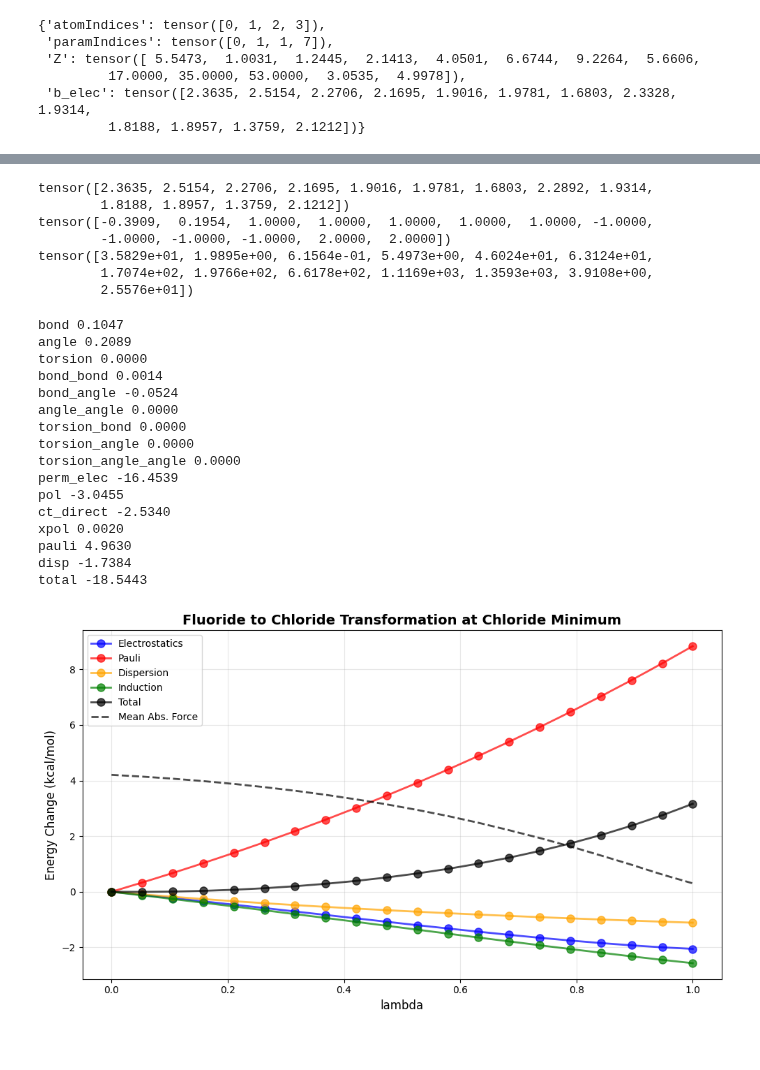
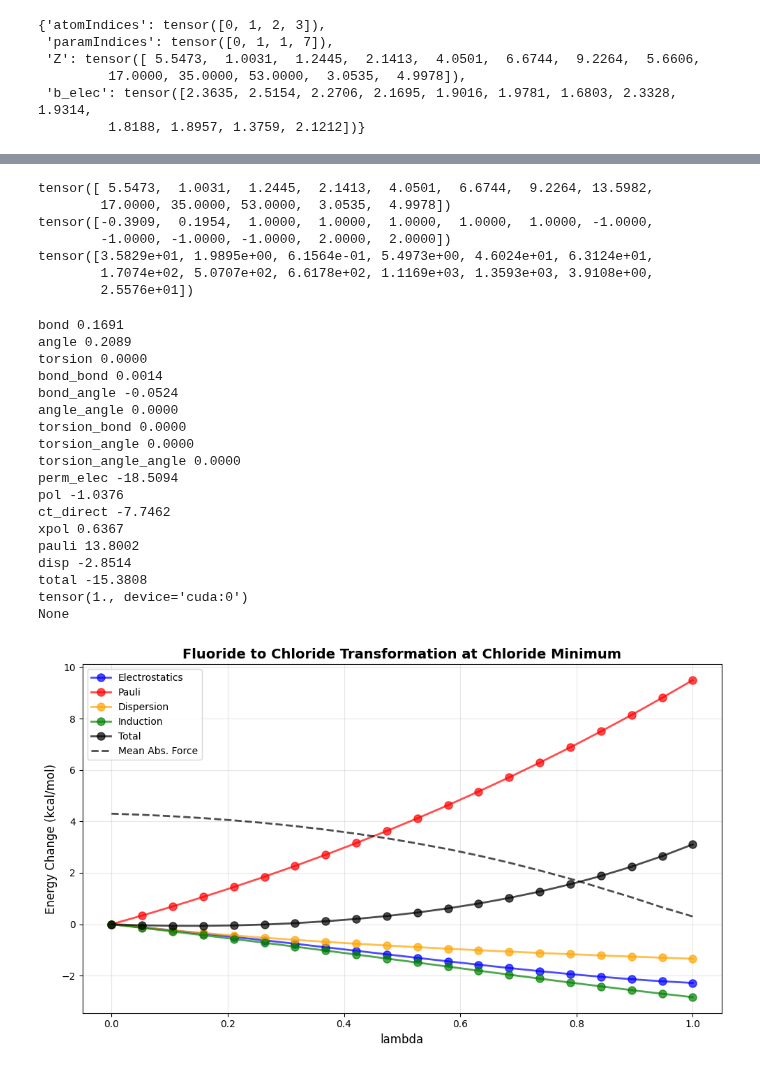
Before and after one commit to Ericwang6/pyCMM, a Jupyter notebook: notebooks/thermodynamic_integration.ipynb, the cells around one changed output, grey strips where cells are left out. Saved outputs shown, nothing was run; the diff lists cells and outputs as text; code cells hidden in the pictures.

Commit message:
Working on getting lambda gradients working with autodiff (can just compute by finite difference easily)

```diff
--- a/notebooks/thermodynamic_integration.ipynb
+++ b/notebooks/thermodynamic_integration.ipynb
@@ -165,7 +173,10 @@ class AlchemicalSystem:
 def create_alchemical_system_atom_type_transformation(
         system: System,
         active_atomic_index: int,
-        target_type: str
+        target_type: str,
+        requires_lambda_grad: bool=False,
+        device=torch.device("cuda:0" if torch.cuda.is_available() else "cpu"),
+        dtype=torch.float64
     ):
     interaction_params = get_default_interaction_params()
     for key in interaction_params.keys():
@@ -175,11 +186,15 @@ def create_alchemical_system_atom_type_transformation(
             final_type_param_index = system.parametrizers[parameterizer].typesAsDict[target_type]
             interaction_params[key][i] = (
                 parameterizer, param_name,
-                system.parametrizers[parameterizer].params[param_name][initial_type_param_index].item(),
-                system.parametrizers[parameterizer].params[param_name][final_type_param_index].item()
+                system.parametrizers[parameterizer].params[param_name][initial_type_param_index].clone().detach(),
+                system.parametrizers[parameterizer].params[param_name][final_type_param_index].clone().detach(),
             )
 
-    return AlchemicalSystem(system, active_atomic_index, interaction_params)
+    return AlchemicalSystem(
+        system, active_atomic_index, interaction_params,
+        requires_lambda_grad=requires_lambda_grad,
+        device=device, dtype=dtype
+)
 # %%
 system.parametrizers['ChargePenetration'].params
 # %% [output]
@@ -190,4 +205,4 @@ system.parametrizers['ChargePenetration'].params
  'b_elec': tensor([2.3635, 2.5154, 2.2706, 2.1695, 1.9016, 1.9781, 1.6803, 2.3328, 1.9314,
          1.8188, 1.8957, 1.3759, 2.1212])}
 # %%
-alchemical_system_2 = create_alchemical_system_atom_type_transformation(system, 3, 'cl-')
+alchemical_system_2 = create_alchemical_system_atom_type_transformation(system, 3, 'cl-', requires_lambda_grad=False)
@@ -194,22 +229,26 @@ alchemical_system_2 = create_alchemical_system_atom_type_transformation(system,
 # %%
-alchemical_system_2.update_parameters(0.0)
-print(alchemical_system_2.system.parametrizers["ChargePenetration"].params['b_elec'])
+alchemical_system_2.update_parameters(0.7)
+print(alchemical_system_2.system.parametrizers["ChargePenetration"].params['Z'])
 print(alchemical_system_2.system.parametrizers["Multipoles"].params['mono'])
 print(alchemical_system_2.system.parametrizers["Dispersion"].params['C6_disp'])
 # %% [output]
-tensor([2.3635, 2.5154, 2.2706, 2.1695, 1.9016, 1.9781, 1.6803, 2.2892, 1.9314,
-        1.8188, 1.8957, 1.3759, 2.1212])
+tensor([ 5.5473,  1.0031,  1.2445,  2.1413,  4.0501,  6.6744,  9.2264, 13.5982,
+        17.0000, 35.0000, 53.0000,  3.0535,  4.9978])
 tensor([-0.3909,  0.1954,  1.0000,  1.0000,  1.0000,  1.0000,  1.0000, -1.0000,
         -1.0000, -1.0000, -1.0000,  2.0000,  2.0000])
 tensor([3.5829e+01, 1.9895e+00, 6.1564e-01, 5.4973e+00, 4.6024e+01, 6.3124e+01,
-        1.7074e+02, 1.9766e+02, 6.6178e+02, 1.1169e+03, 1.3593e+03, 3.9108e+00,
+        1.7074e+02, 5.0707e+02, 6.6178e+02, 1.1169e+03, 1.3593e+03, 3.9108e+00,
         2.5576e+01])
 # %%
+coords.grad = None
 modified_energies = alchemical_system_2.system.getEnergy(coords, box)
 for key in modified_energies.keys():
     print(f"{key:} {modified_energies[key] * HARTREE2KCAL:.4f}")
+modified_energies['total'].backward()
+print(alchemical_system_2.lam)
+print(alchemical_system_2.lam.grad)
 # %% [output]
-bond 0.1047
+bond 0.1691
 angle 0.2089
 torsion 0.0000
 bond_bond 0.0014
@@ -218,13 +257,15 @@ angle_angle 0.0000
 torsion_bond 0.0000
 torsion_angle 0.0000
 torsion_angle_angle 0.0000
-perm_elec -16.4539
-pol -3.0455
-ct_direct -2.5340
-xpol 0.0020
-pauli 4.9630
-disp -1.7384
-total -18.5443
+perm_elec -18.5094
+pol -1.0376
+ct_direct -7.7462
+xpol 0.6367
+pauli 13.8002
+disp -2.8514
+total -15.3808
+tensor(1., device='cuda:0')
+None
 # %%
 def plot_alchemical_energies():
     elec_energies = []
@@ -236,6 +277,7 @@ def plot_alchemical_energies():
     lam_values = np.linspace(0.0, 1.0, 20)
     for lam in lam_values:
         coords.grad = None # So that grads are not accumulated.
+        box.grad = None
         alchemical_system_2.update_parameters(lam)
         energies = alchemical_system_2.system.getEnergy(coords, box)
         energies['total'].backward()
@@ -254,31 +296,31 @@ def plot_alchemical_energies():
     total_energies = np.array(total_energies)
     mean_abs_force = np.array(mean_abs_force)
 
     plt.figure(figsize=(10, 6))
     plt.plot(lam_values, elec_energies - elec_energies[0], 'o-', linewidth=2, markersize=8,
         markerfacecolor='blue', markeredgecolor='blue', color='blue', alpha=0.7, label="Electrostatics")
     plt.plot(lam_values, pauli_energies - pauli_energies[0], 'o-', linewidth=2, markersize=8,
         markerfacecolor='red', markeredgecolor='red', color='red', alpha=0.7, label="Pauli")
     plt.plot(lam_values, disp_energies - disp_energies[0], 'o-', linewidth=2, markersize=8,
         markerfacecolor='orange', markeredgecolor='orange', color='orange', alpha=0.7, label="Dispersion")
     plt.plot(lam_values, induction_energies - induction_energies[0], 'o-', linewidth=2, markersize=8,
         markerfacecolor='green', markeredgecolor='green', color='green', alpha=0.7, label="Induction")
     plt.plot(lam_values, total_energies - total_energies[0], 'o-', linewidth=2, markersize=8,
             markerfacecolor='black', markeredgecolor='black', color='black', alpha=0.7, label="Total")
     plt.plot(lam_values, mean_abs_force, '--', linewidth=2, markersize=8,
         markerfacecolor='black', markeredgecolor='black', color='black', alpha=0.7, label="Mean Abs. Force")
 
     plt.xlabel('lambda', fontsize=12)
     plt.ylabel('Energy Change (kcal/mol)', fontsize=12)
     plt.title('Fluoride to Chloride Transformation at Chloride Minimum', fontsize=14, fontweight='bold')
 
     plt.grid(True, alpha=0.3)
 
     plt.legend()
 
     plt.tight_layout()
     plt.show()
 
 plot_alchemical_energies()
 # %% [output]
-[figure, old version]
+[figure, new version]
```
Also changed, not shown: parts of 3 cells of this notebook.
